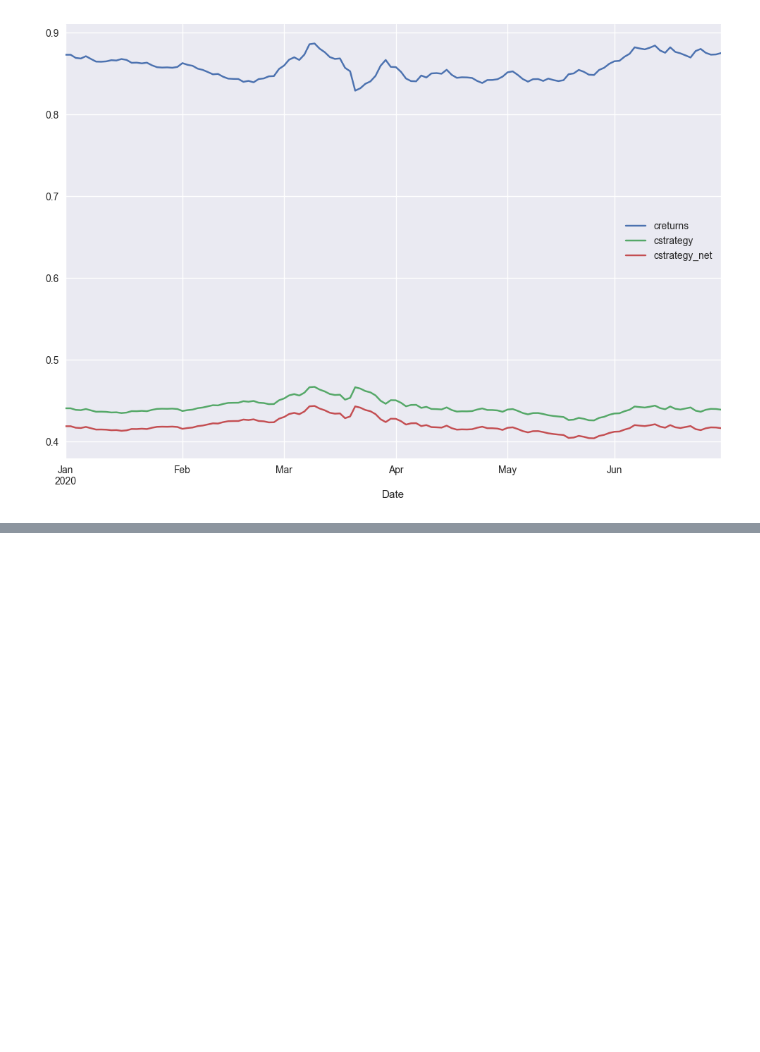
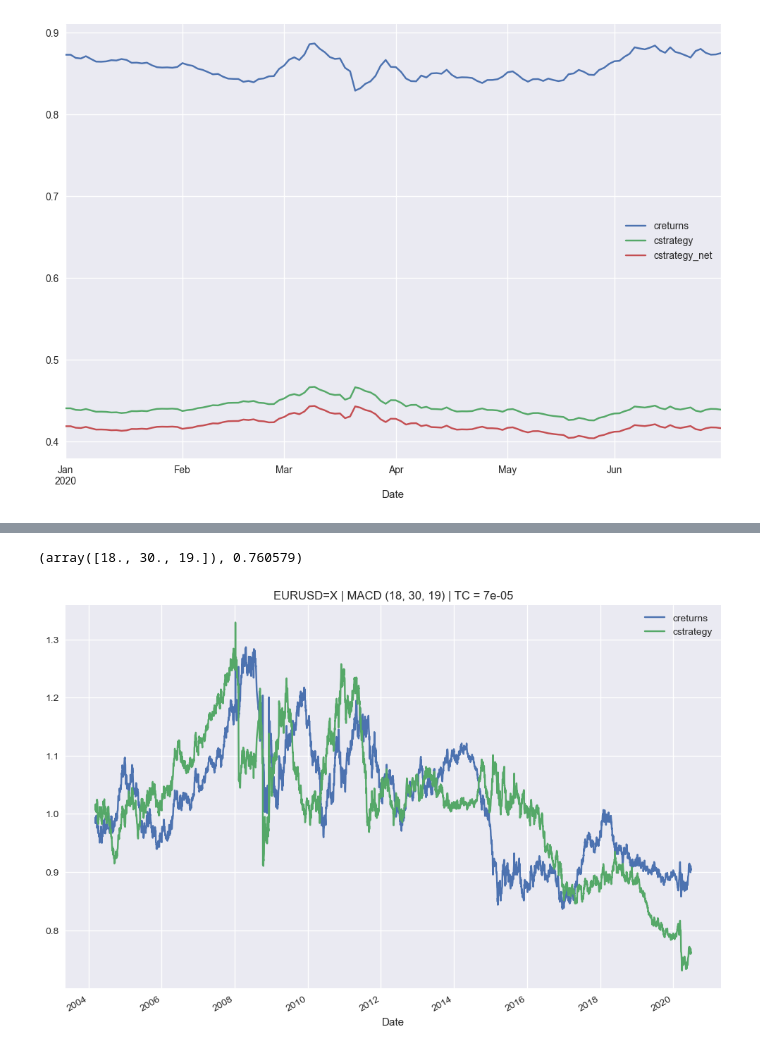
Before and after one commit to AvirukthGT/AlgoTrading, a Jupyter notebook: MACD/MACD.ipynb, the cells around one changed output, grey strips where cells are left out. Saved outputs shown, nothing was run; the diff lists cells and outputs as text; code cells hidden in the pictures; blank space fills up the shorter version.

```diff
--- a/MACD/MACD.ipynb
+++ b/MACD/MACD.ipynb
@@ -123,0 +162,8 @@ plt.show()
+# %%
+tester.optimize_parameters((5, 20, 1), (21, 50, 1), (5, 20, 1))
+# %% [output]
+(array([18., 30., 19.]), 0.760579)
+# %%
+tester.plot_results()
+# %% [output]
+[figure, added]
```
Also changed, not shown: parts of 8 cells of this notebook, 1 other file.
